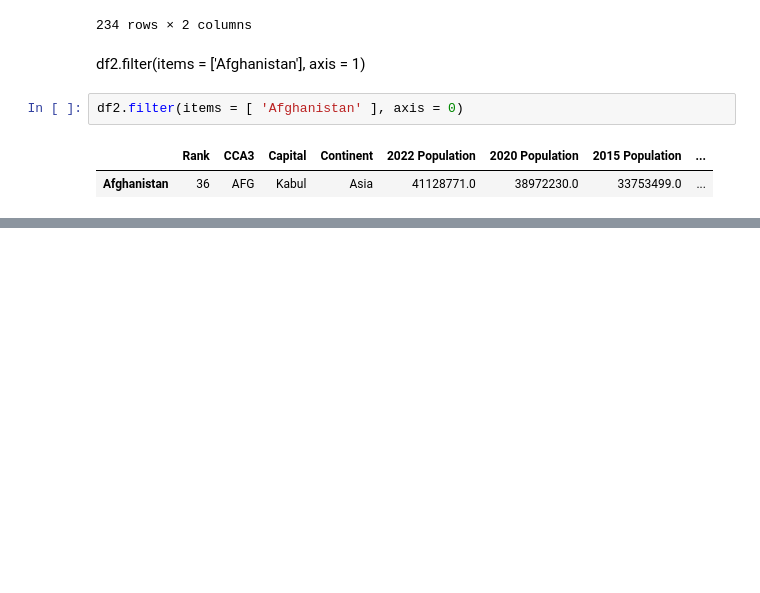
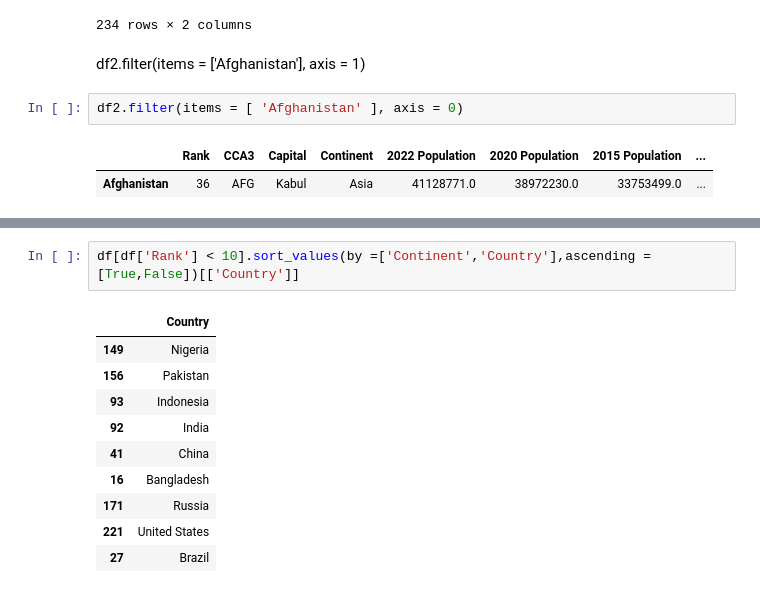
Before and after one commit to Nithishwar210/Python-basics, a Jupyter notebook: Filtering and ordering in pandas.ipynb, the cells around one changed output, grey strips where cells are left out. Cells and saved outputs as stored; diff of their text form; blank space fills up the shorter version.

```diff
--- a/Filtering and ordering in pandas.ipynb
+++ b/Filtering and ordering in pandas.ipynb
@@ -97,0 +110,13 @@ Name: Brazil, dtype: object
+# %%
+df[df['Rank'] < 10].sort_values(by =['Continent','Country'],ascending = [True,False])[['Country']]
+# %% [output]
+|  | Country |
+| 149 | Nigeria |
+| 156 | Pakistan |
+| 93 | Indonesia |
+| 92 | India |
+| 41 | China |
+| 16 | Bangladesh |
+| 171 | Russia |
+| 221 | United States |
+| 27 | Brazil |
```
Also changed, not shown: parts of 8 cells of this notebook, 6 other files.
